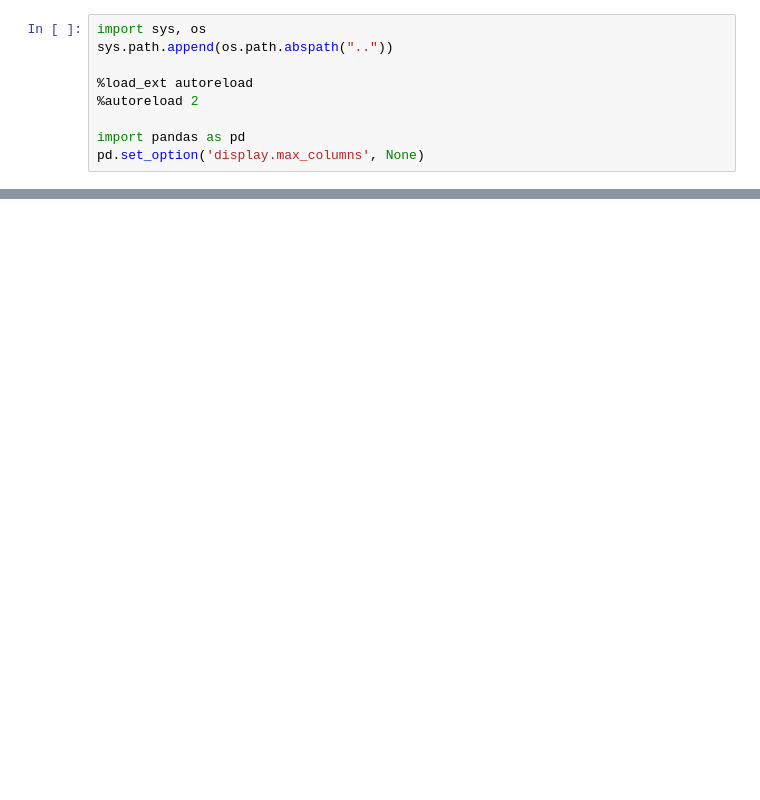
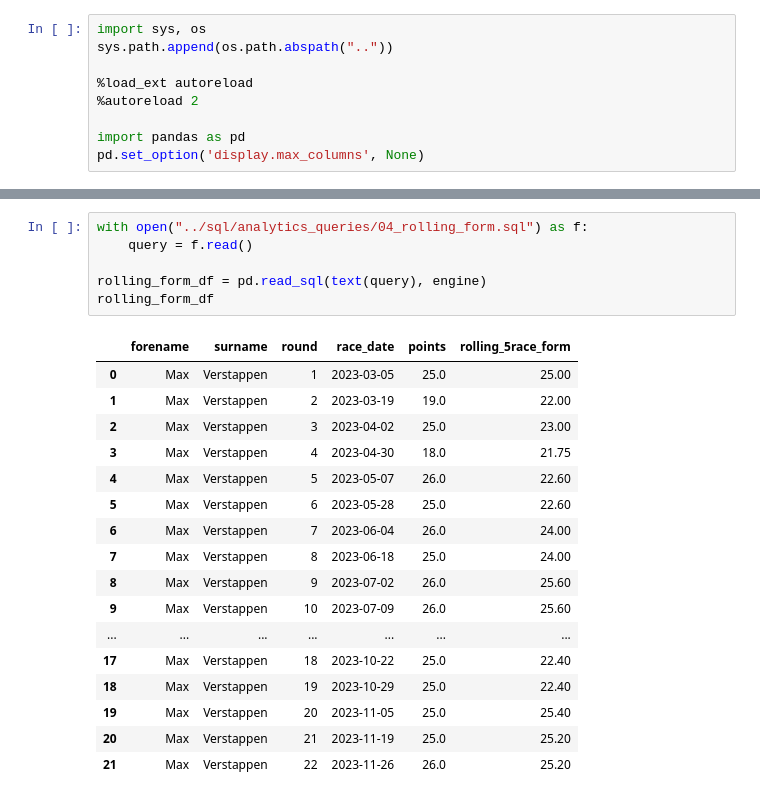
Before and after one commit to TanushxD/F1-analytics, a Jupyter notebook: notebooks/05_sql_analytics.ipynb, the cells around one changed output, grey strips where cells are left out. Cells and saved outputs as stored; diff of their text form; blank space fills up the shorter version.

```diff
--- a/notebooks/05_sql_analytics.ipynb
+++ b/notebooks/05_sql_analytics.ipynb
@@ -20,0 +107,24 @@ ModuleNotFoundError: No module named 'src'
+# %%
+with open("../sql/analytics_queries/04_rolling_form.sql") as f:
+    query = f.read()
+
+rolling_form_df = pd.read_sql(text(query), engine)
+rolling_form_df
+# %% [output]
+|  | forename | surname | round | race_date | points | rolling_5race_form |
+| 0 | Max | Verstappen | 1 | 2023-03-05 | 25.0 | 25.00 |
+| 1 | Max | Verstappen | 2 | 2023-03-19 | 19.0 | 22.00 |
+| 2 | Max | Verstappen | 3 | 2023-04-02 | 25.0 | 23.00 |
+| 3 | Max | Verstappen | 4 | 2023-04-30 | 18.0 | 21.75 |
+| 4 | Max | Verstappen | 5 | 2023-05-07 | 26.0 | 22.60 |
+| 5 | Max | Verstappen | 6 | 2023-05-28 | 25.0 | 22.60 |
+| 6 | Max | Verstappen | 7 | 2023-06-04 | 26.0 | 24.00 |
+| 7 | Max | Verstappen | 8 | 2023-06-18 | 25.0 | 24.00 |
+| 8 | Max | Verstappen | 9 | 2023-07-02 | 26.0 | 25.60 |
+| 9 | Max | Verstappen | 10 | 2023-07-09 | 26.0 | 25.60 |
+| ... | ... | ... | ... | ... | ... | ... |
+| 17 | Max | Verstappen | 18 | 2023-10-22 | 25.0 | 22.40 |
+| 18 | Max | Verstappen | 19 | 2023-10-29 | 25.0 | 22.40 |
+| 19 | Max | Verstappen | 20 | 2023-11-05 | 25.0 | 25.40 |
+| 20 | Max | Verstappen | 21 | 2023-11-19 | 25.0 | 25.20 |
+| 21 | Max | Verstappen | 22 | 2023-11-26 | 26.0 | 25.20 |
```
Also changed, not shown: parts of 6 cells of this notebook.
